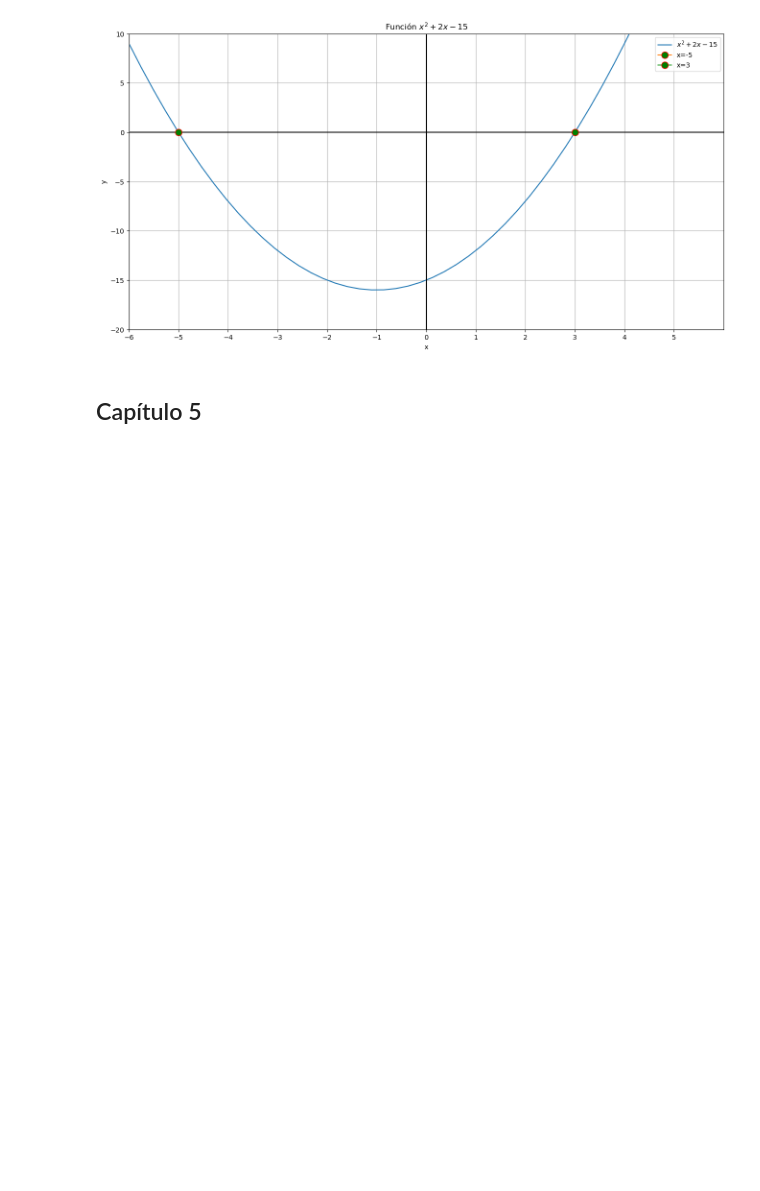
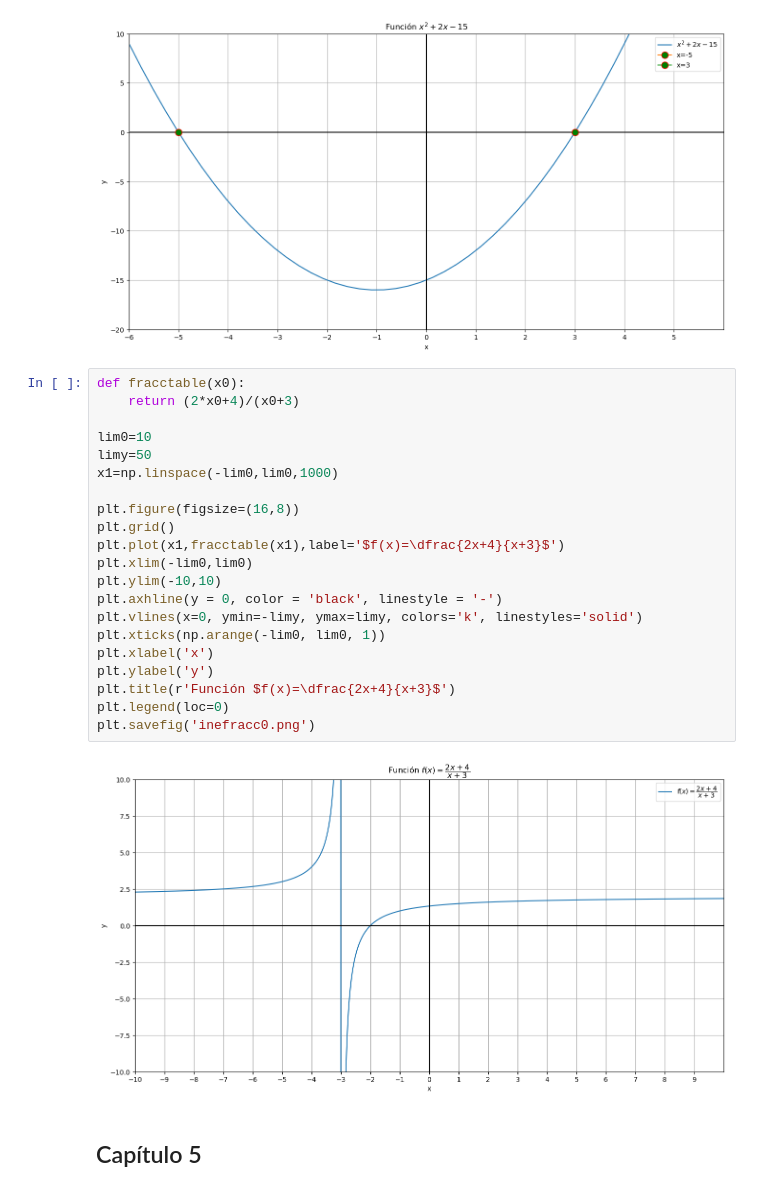
Before and after one commit to italoignacio/BM, a Jupyter notebook: PyBM/PyBM.ipynb, the cells around one changed output. Saved outputs shown, nothing was run; the diff lists cells and outputs as text; blank space fills up the shorter version.

```diff
--- a/PyBM/PyBM.ipynb
+++ b/PyBM/PyBM.ipynb
@@ -29,6 +29,29 @@ plt.legend(loc=0)
 plt.savefig('cua441.png')
 # %% [output]
 [figure]
+# %%
+def fracctable(x0):
+    return (2*x0+4)/(x0+3)
+
+lim0=10
+limy=50
+x1=np.linspace(-lim0,lim0,1000)
+
+plt.figure(figsize=(16,8))
+plt.grid()
+plt.plot(x1,fracctable(x1),label='$f(x)=\dfrac{2x+4}{x+3}$')
+plt.xlim(-lim0,lim0)
+plt.ylim(-10,10)
+plt.axhline(y = 0, color = 'black', linestyle = '-')
+plt.vlines(x=0, ymin=-limy, ymax=limy, colors='k', linestyles='solid')
+plt.xticks(np.arange(-lim0, lim0, 1))
+plt.xlabel('x')
+plt.ylabel('y')
+plt.title(r'Función $f(x)=\dfrac{2x+4}{x+3}$')
+plt.legend(loc=0)
+plt.savefig('inefracc0.png')
+# %% [output]
+[figure, added]
 # %% [markdown]
 ## Capítulo 5
 # %% [markdown]
```
Also changed, not shown: 9 other files.
